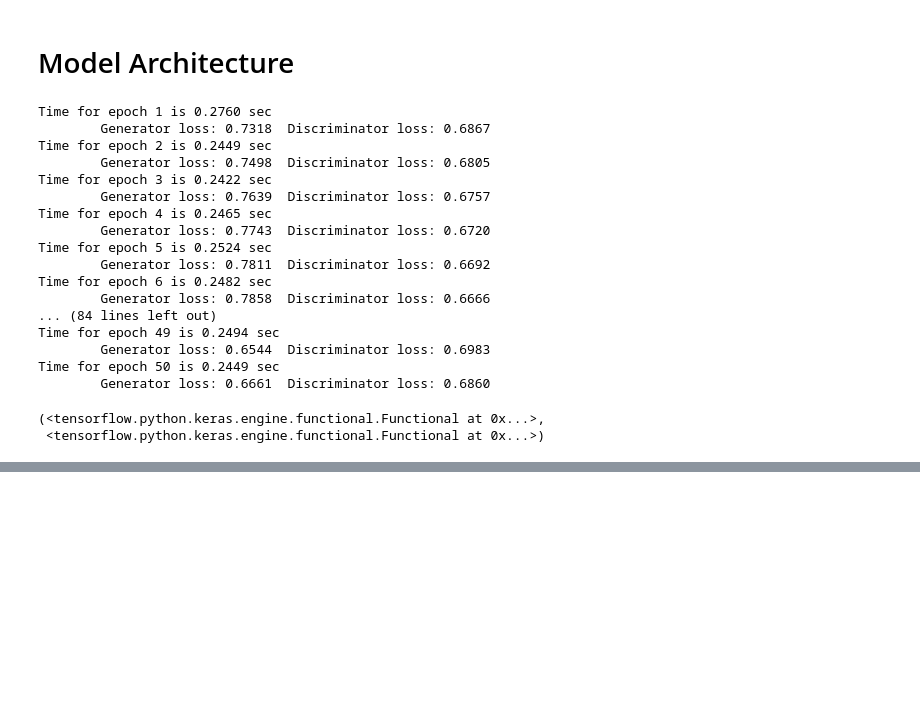
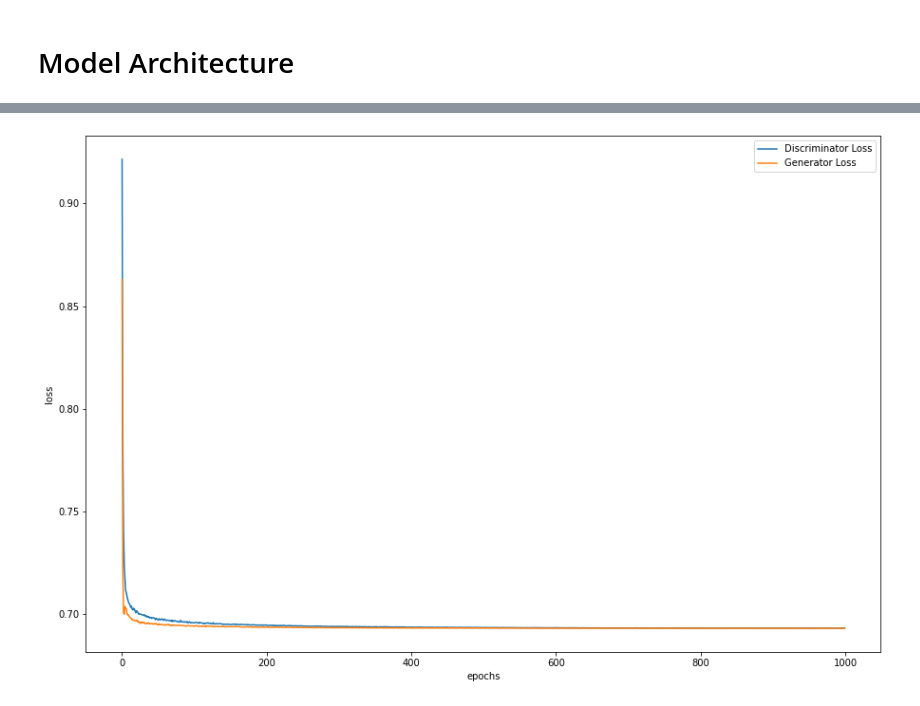
Before and after one commit to Naorko/gan-tf, a Jupyter notebook: gans.ipynb, the cells around one changed output, grey strips where cells are left out. Drawn from its saved outputs; the diff is of its cells as text; code cells hidden in the pictures; blank space fills up the shorter version.

Commit message:
train the gans

```diff
--- a/gans.ipynb
+++ b/gans.ipynb
@@ -177,14 +178,22 @@ def generator_model(noise_shape, output_shape):
 
     return model
 # %%
-def discriminator_model(input_shape):
+def discriminator_model(input_shape, dataset_type):
     inp = Input(shape=input_shape)
+    X = Dense(64, activation='relu')(inp)
+    X = BatchNormalization()(X)
+    if dataset_type == 'cred':
+        X = Dropout(0.5)(X)
+    X = Dense(32, activation='relu')(X)
+    X = BatchNormalization()(X)
+    if dataset_type == 'cred':
+        X = Dropout(0.5)(X)
+    X = Dense(16, activation='relu')(X)
+    X = BatchNormalization()(X)
+    if dataset_type == 'cred':
+        X = Dropout(0.5)(X)
+    out = Dense(1, activation='sigmoid')(X)
 
-    X = Dense(64, activation='relu')(inp)
-    X = Dense(32, activation='relu')(X)
-    X = Dense(16, activation='relu')(X)
-
-    out = Dense(1, activation='sigmoid')(X)
 
     model = Model(inp, out)
 
@@ -206,7 +215,7 @@ genr_opt = Adam(1e-4)
 # Notice the use of `tf.function`
 # This annotation causes the function to be "compiled".
 # @tf.function
-def train_step(samples, generator, discriminator, batch_size):
+def train_step(samples, generator, discriminator, batch_size, noise_dim):
     noise = tf.random.normal([batch_size, noise_dim])
 
     with tf.GradientTape() as gen_tape, tf.GradientTape() as disc_tape:
@@ -226,13 +235,15 @@ def train_step(samples, generator, discriminator, batch_size):
 
     return gen_loss, disc_loss
 # %%
-def train_gan(train_data, epochs=50, noise_dim=5, batch_size=64, buffer_size=10000):
+def train_gan(train_data, epochs=50, noise_dim=5, batch_size=64, buffer_size=10000, dataset_type='diab'):
+    set_seed()
     train_dataset = tf.data.Dataset.from_tensor_slices(train_data).shuffle(buffer_size).batch(batch_size)
+    gen_loss_lst, disc_loss_lst = [], []
 
-    discriminator = discriminator_model(train_data.shape[1])
+    discriminator = discriminator_model(train_data.shape[1], dataset_type)
     generator = generator_model(noise_dim, train_data.shape[1])
 
-    for epoch in range(epochs):
+    for epoch in tqdm(range(epochs)):
         start = time.time()
         gen_loss = 0
         disc_loss = 0
@@ -240,11 +251,14 @@ def train_gan(train_data, epochs=50, noise_dim=5, batch_size=64, buffer_size=100
 
         for sample_batch in train_dataset:
             num_batchs += 1
-            curr_gen_loss, curr_disc_loss = train_step(sample_batch, generator, discriminator, batch_size=batch_size)
+            curr_gen_loss, curr_disc_loss = train_step(sample_batch, generator, discriminator, batch_size=batch_size, noise_dim=noise_dim)
             gen_loss += curr_gen_loss
             disc_loss += curr_disc_loss
 
-        print (f'Time for epoch {epoch + 1} is {time.time()-start :.4f} sec')
-        print(f'\tGenerator loss: {gen_loss/num_batchs:.4f}  Discriminator loss: {disc_loss/num_batchs:.4f}')
+#         print (f'Time for epoch {epoch + 1} is {time.time()-start :.4f} sec')
+        gen_loss_epoch, disc_loss_epoch = gen_loss/num_batchs, disc_loss/num_batchs
+        gen_loss_lst.append(gen_loss_epoch)
+        disc_loss_lst.append(disc_loss_epoch)
+#         print(f'\tGenerator loss: {gen_loss_epoch:.4f}  Discriminator loss: {disc_loss_epoch:.4f}')
 
-    return generator, discriminator
+    return generator, discriminator, gen_loss_lst, disc_loss_lst
@@ -251,22 +277,4 @@ def train_gan(train_data, epochs=50, noise_dim=5, batch_size=64, buffer_size=100
 # %%
-train_gan(diab_x)
+
+generator_diab, discriminator_diab, gen_loss_diab, disc_loss_diab = train_gan(diab_x, epochs=1000, dataset_type='diab')
 # %% [output]
-Time for epoch 1 is 0.2760 sec
-        Generator loss: 0.7318  Discriminator loss: 0.6867
-Time for epoch 2 is 0.2449 sec
-        Generator loss: 0.7498  Discriminator loss: 0.6805
-Time for epoch 3 is 0.2422 sec
-        Generator loss: 0.7639  Discriminator loss: 0.6757
-Time for epoch 4 is 0.2465 sec
-        Generator loss: 0.7743  Discriminator loss: 0.6720
-Time for epoch 5 is 0.2524 sec
-        Generator loss: 0.7811  Discriminator loss: 0.6692
-Time for epoch 6 is 0.2482 sec
-        Generator loss: 0.7858  Discriminator loss: 0.6666
-... (84 lines left out)
-Time for epoch 49 is 0.2494 sec
-        Generator loss: 0.6544  Discriminator loss: 0.6983
-Time for epoch 50 is 0.2449 sec
-        Generator loss: 0.6661  Discriminator loss: 0.6860
-(<tensorflow.python.keras.engine.functional.Functional at 0x...>,
- <tensorflow.python.keras.engine.functional.Functional at 0x...>)
@@ -273 +282,2 @@ Time for epoch 50 is 0.2449 sec
+[figure, added]
 # %%
```
Also changed, not shown: parts of 24 cells of this notebook.
